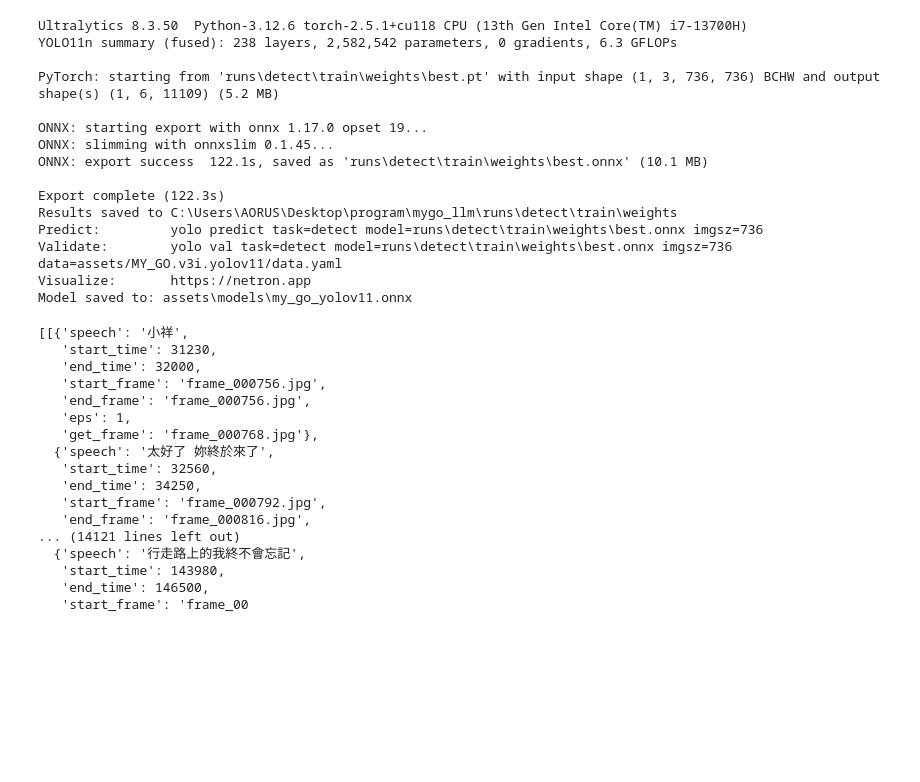
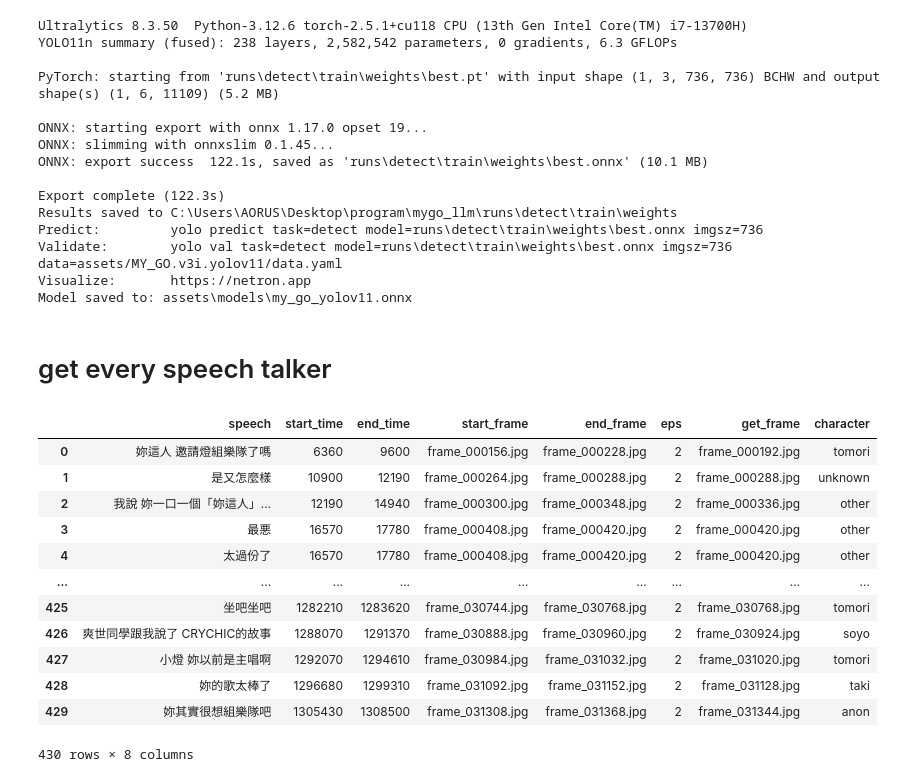
Before and after one commit to QuikZiHao/mygo_llm, a Jupyter notebook: train_yolo.ipynb, the cells around one changed output. Drawn from its saved outputs; the diff is of its cells as text; code cells hidden in the pictures; blank space fills up the shorter version.

```diff
--- a/train_yolo.ipynb
+++ b/train_yolo.ipynb
@@ -97,20 +94,5 @@ temp = load_speech(r"assets\speech\ass_result_chinese.xlsx")
-# %%
-temp
-# %% [output]
-[[{'speech': '小祥',
-   'start_time': 31230,
-   'end_time': 32000,
-   'start_frame': 'frame_000756.jpg',
-   'end_frame': 'frame_000756.jpg',
-   'eps': 1,
-   'get_frame': 'frame_000768.jpg'},
-  {'speech': '太好了 妳終於來了',
-   'start_time': 32560,
-   'end_time': 34250,
-   'start_frame': 'frame_000792.jpg',
-   'end_frame': 'frame_000816.jpg',
-... (14121 lines left out)
-  {'speech': '行走路上的我終不會忘記',
-   'start_time': 143980,
-   'end_time': 146500,
-   'start_frame': 'frame_00
+# %% [markdown]
+# get every speech talker
+# %%
+from src.classification_process.implement.get_chat_character import get_chat_character
+temp = get_chat_character((1,2))
@@ -116,0 +104,19 @@ temp
+# %%
+import pandas as pd
+df = pd.DataFrame(temp)
+# %%
+df
+# %% [output]
+|  | speech | start_time | end_time | start_frame | end_frame | eps | get_frame | character |
+| 0 | 妳這人 邀請燈組樂隊了嗎 | 6360 | 9600 | frame_000156.jpg | frame_000228.jpg | 2 | frame_000192.jpg | tomori |
+| 1 | 是又怎麼樣 | 10900 | 12190 | frame_000264.jpg | frame_000288.jpg | 2 | frame_000288.jpg | unknown |
+| 2 | 我說 妳一口一個「妳這人」… | 12190 | 14940 | frame_000300.jpg | frame_000348.jpg | 2 | frame_000336.jpg | other |
+| 3 | 最悪 | 16570 | 17780 | frame_000408.jpg | frame_000420.jpg | 2 | frame_000420.jpg | other |
+| 4 | 太過份了 | 16570 | 17780 | frame_000408.jpg | frame_000420.jpg | 2 | frame_000420.jpg | other |
+| ... | ... | ... | ... | ... | ... | ... | ... | ... |
+| 425 | 坐吧坐吧 | 1282210 | 1283620 | frame_030744.jpg | frame_030768.jpg | 2 | frame_030768.jpg | tomori |
+| 426 | 爽世同學跟我說了 CRYCHIC的故事 | 1288070 | 1291370 | frame_030888.jpg | frame_030960.jpg | 2 | frame_030924.jpg | soyo |
+| 427 | 小燈 妳以前是主唱啊 | 1292070 | 1294610 | frame_030984.jpg | frame_031032.jpg | 2 | frame_031020.jpg | tomori |
+| 428 | 妳的歌太棒了 | 1296680 | 1299310 | frame_031092.jpg | frame_031152.jpg | 2 | frame_031128.jpg | taki |
+| 429 | 妳其實很想組樂隊吧 | 1305430 | 1308500 | frame_031308.jpg | frame_031368.jpg | 2 | frame_031344.jpg | anon |
+430 rows × 8 columns
```
Also changed, not shown: parts of 4 cells of this notebook, 13 other files.
